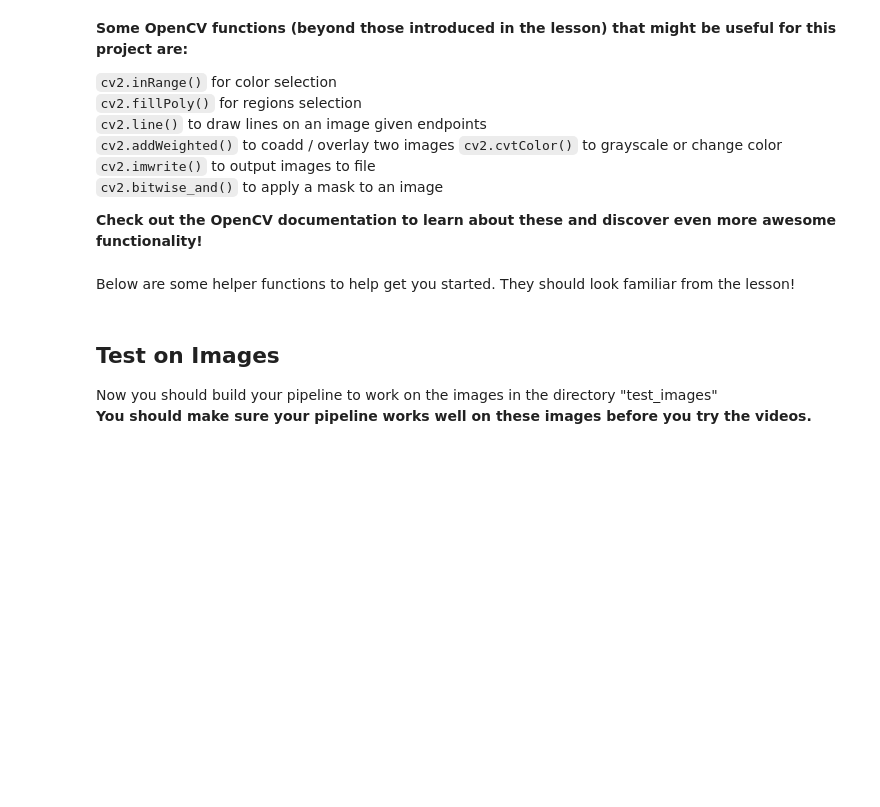
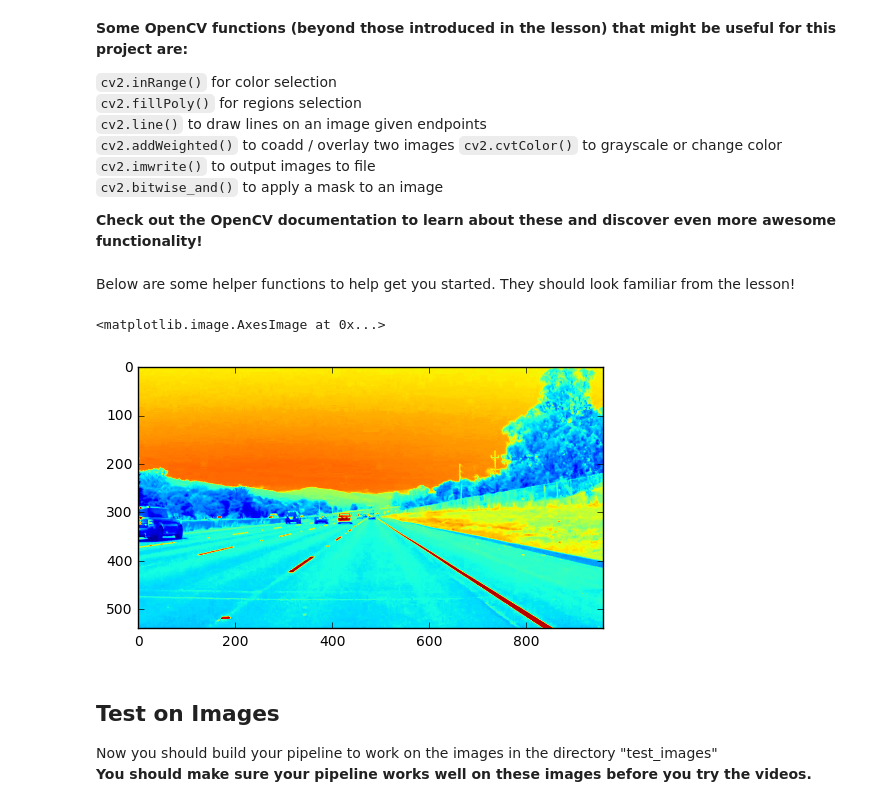
Before and after one commit to jhines2k7/CarND-LaneLines-P1, a Jupyter notebook: P1.ipynb, the cells around one changed output. Drawn from its saved outputs; the diff is of its cells as text; code cells hidden in the pictures; blank space fills up the shorter version.

```diff
--- a/P1.ipynb
+++ b/P1.ipynb
@@ -127,33 +125,41 @@ def draw_lines(img, lines, color=[255, 0, 0], thickness=2):
     for line in lines:
         for x1,y1,x2,y2 in line:
             cv2.line(img, (x1, y1), (x2, y2), color, thickness)
 
 def hough_lines(img, rho, theta, threshold, min_line_len, max_line_gap):
     """
     `img` should be the output of a Canny transform.
 
     Returns an image with hough lines drawn.
     """
     lines = cv2.HoughLinesP(img, rho, theta, threshold, np.array([]), minLineLength=min_line_len, maxLineGap=max_line_gap)
     line_img = np.zeros((*img.shape, 3), dtype=np.uint8)
     draw_lines(line_img, lines)
     return line_img
 
 # Python 3 has support for cool math symbols.
 
 def weighted_img(img, initial_img, α=0.8, β=1., λ=0.):
     """
     `img` is the output of the hough_lines(), An image with lines drawn on it.
     Should be a blank image (all black) with lines drawn on it.
 
     `initial_img` should be the image before any processing.
 
     The result image is computed as follows:
 
     initial_img * α + img * β + λ
     NOTE: initial_img and img must be the same shape!
     """
     return cv2.addWeighted(initial_img, α, img, β, λ)
+
+
+
+
+plt.imshow(grayscale(image))
+# %% [output]
+<matplotlib.image.AxesImage at 0x...>
+[figure, added]
 # %% [markdown]
 ## Test on Images
 
```
Also changed, not shown: parts of 2 cells of this notebook.
